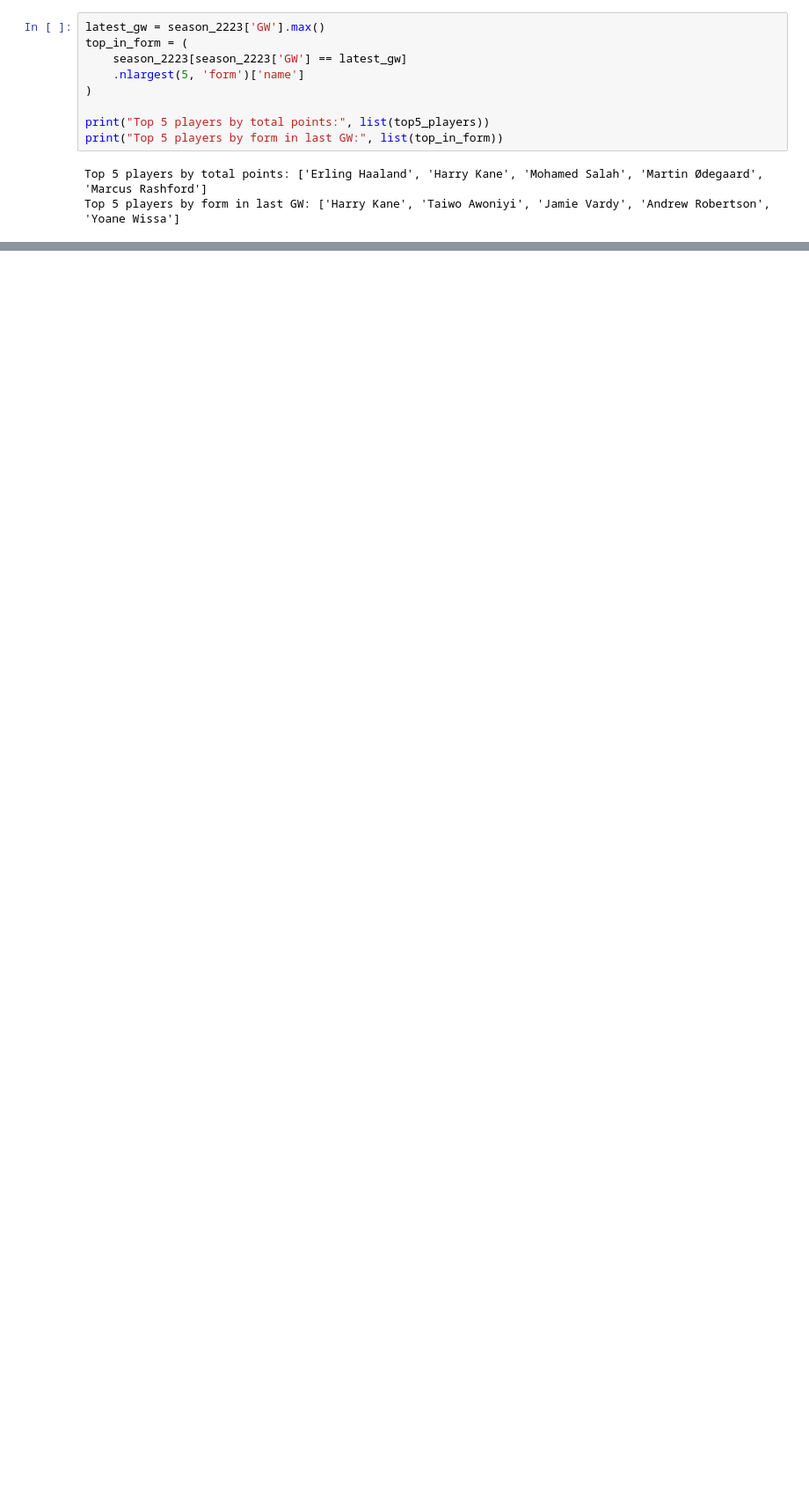
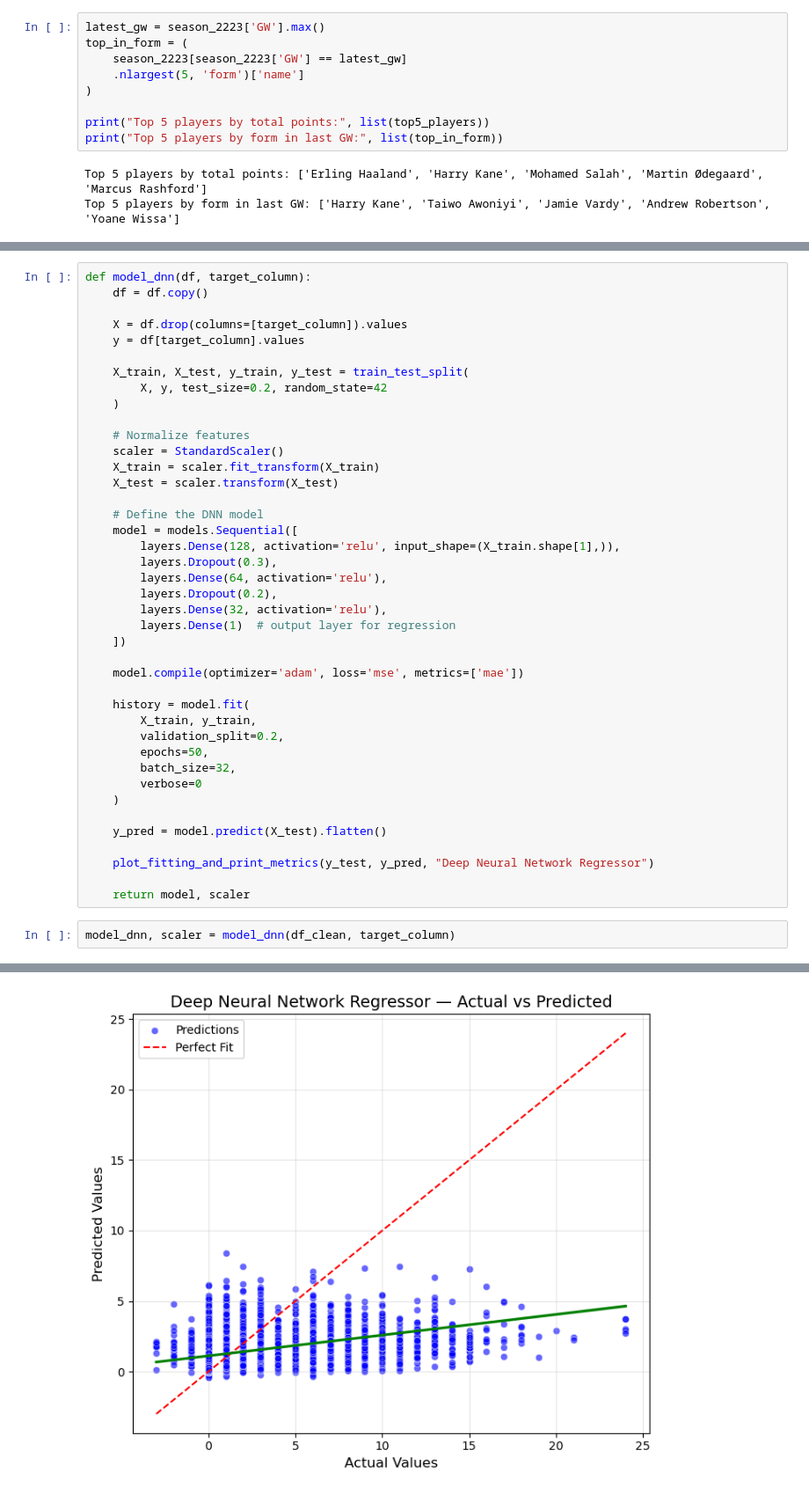
Before and after one commit to abdelrahman1903/Fantasy-Premier-League-Ai-Assistant, a Jupyter notebook: data/archive/xplore.ipynb, the cells around one changed output, grey strips where cells are left out. Shown at 88% size. Saved outputs shown, nothing was run; the diff lists cells and outputs as text; blank space fills up the shorter version.

```diff
--- a/data/archive/xplore.ipynb
+++ b/data/archive/xplore.ipynb
@@ -228,0 +402,44 @@ df
+# %%
+def model_dnn(df, target_column):
+    df = df.copy()
+
+    X = df.drop(columns=[target_column]).values
+    y = df[target_column].values
+
+    X_train, X_test, y_train, y_test = train_test_split(
+        X, y, test_size=0.2, random_state=42
+    )
+
+    # Normalize features
+    scaler = StandardScaler()
+    X_train = scaler.fit_transform(X_train)
+    X_test = scaler.transform(X_test)
+
+    # Define the DNN model
+    model = models.Sequential([
+        layers.Dense(128, activation='relu', input_shape=(X_train.shape[1],)),
+        layers.Dropout(0.3),
+        layers.Dense(64, activation='relu'),
+        layers.Dropout(0.2),
+        layers.Dense(32, activation='relu'),
+        layers.Dense(1)  # output layer for regression
+    ])
+
+    model.compile(optimizer='adam', loss='mse', metrics=['mae'])
+
+    history = model.fit(
+        X_train, y_train,
+        validation_split=0.2,
+        epochs=50,
+        batch_size=32,
+        verbose=0
+    )
+
+    y_pred = model.predict(X_test).flatten()
+
+    plot_fitting_and_print_metrics(y_test, y_pred, "Deep Neural Network Regressor")
+
+    return model, scaler
+# %%
+model_dnn, scaler = model_dnn(df_clean, target_column)
+# %% [output]
@@ -228,0 +447 @@ df
+[figure, added]
```
Also changed, not shown: parts of 20 cells of this notebook.
